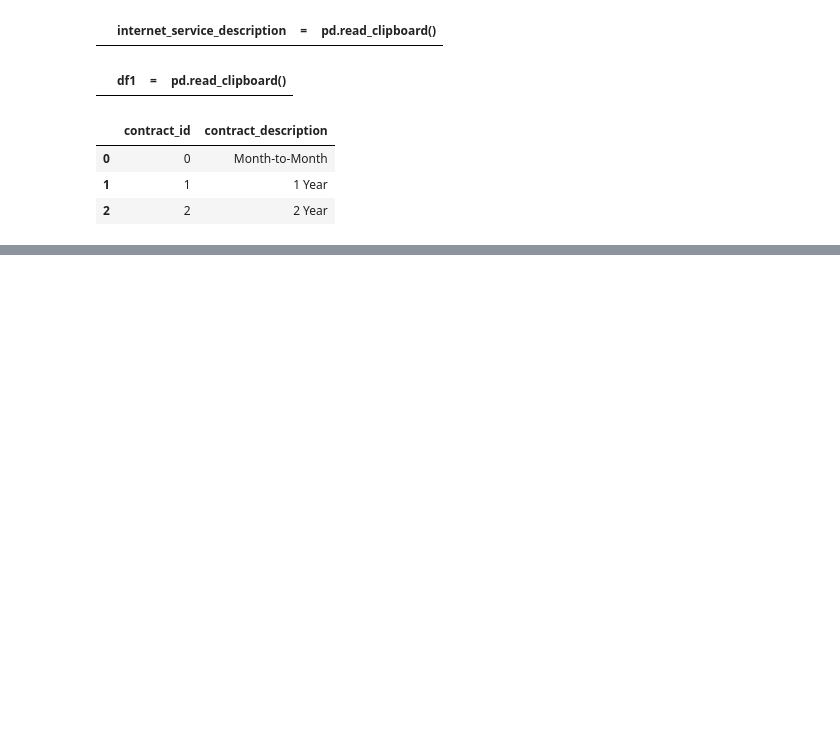
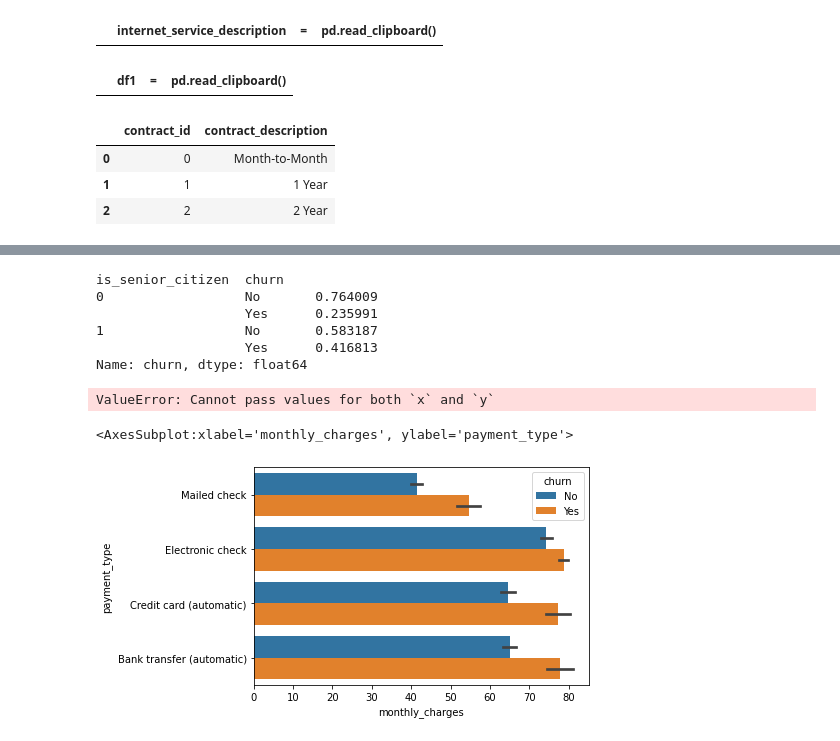
Before and after one commit to lincolnmuriithi11/numpy-pandas-visualization-exercises, a Jupyter notebook: Telco.ipynb, the cells around one changed output, grey strips where cells are left out. Drawn from its saved outputs; the diff is of its cells as text; code cells hidden in the pictures; blank space fills up the shorter version.

```diff
--- a/Telco.ipynb
+++ b/Telco.ipynb
@@ -199,0 +276,19 @@ contract_description
+# %%
+by_payment = df.groupby("is_senior_citizen").churn.value_counts(normalize=True)
+by_payment
+# %% [output]
+is_senior_citizen  churn
+0                  No       0.764009
+                   Yes      0.235991
+1                  No       0.583187
+                   Yes      0.416813
+Name: churn, dtype: float64
+# %%
+sns.countplot(data= df, y ="payment_type", x = "monthly_charges", hue = 'churn')
+# %% [output]
+ValueError: Cannot pass values for both `x` and `y`
+# %%
+sns.barplot(data= df, x = "monthly_charges", y ="payment_type",  hue = 'churn')
+# %% [output]
+<AxesSubplot:xlabel='monthly_charges', ylabel='payment_type'>
+[figure, added]
```
Also changed, not shown: parts of 16 cells of this notebook.
